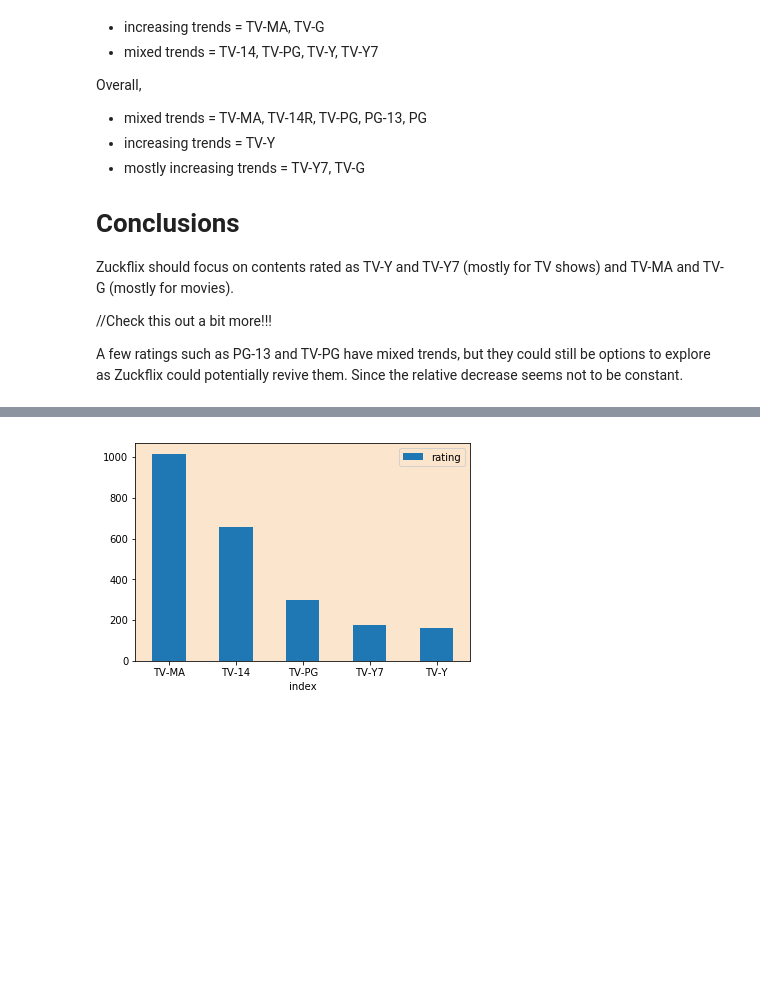
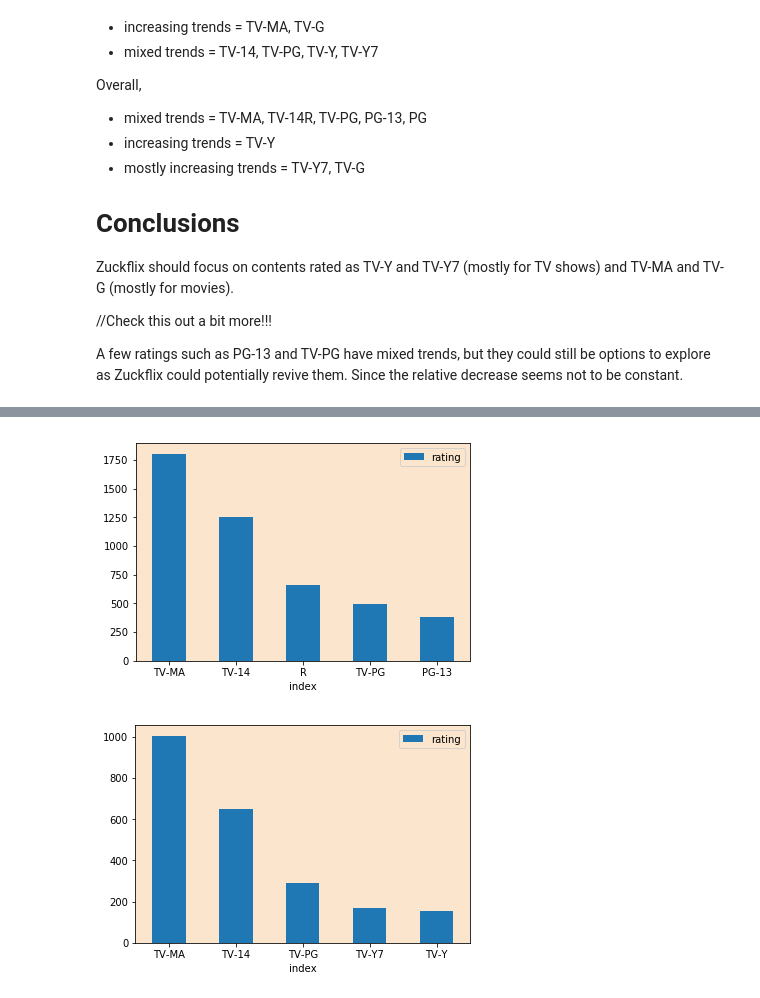
Before and after one commit to cbcobashatse/FB-Data-Challenge-2021, a Jupyter notebook: year_added_version.ipynb, the cells around one changed output, grey strips where cells are left out. Cells and saved outputs as stored; diff of their text form; code cells hidden in the pictures; blank space fills up the shorter version.

```diff
--- a/year_added_version.ipynb
+++ b/year_added_version.ipynb
@@ -102,2 +124,8 @@ A few ratings such as PG-13 and TV-PG have mixed trends, but they could still be
+# %%
+# recent movies ratings (similar process for movies and overall)
+movies_rating = pd.DataFrame(recent_movies['rating'].value_counts()).reset_index()
+ax2 = movies_rating.head(5).plot.bar(x='index', y='rating', rot=0, figsize=(6,4))
+# %% [output]
+[figure, added]
 # %%
 # recent tv shows ratings (similar process for movies and overall)
```
Also changed, not shown: parts of 14 cells of this notebook, 1 other file.
